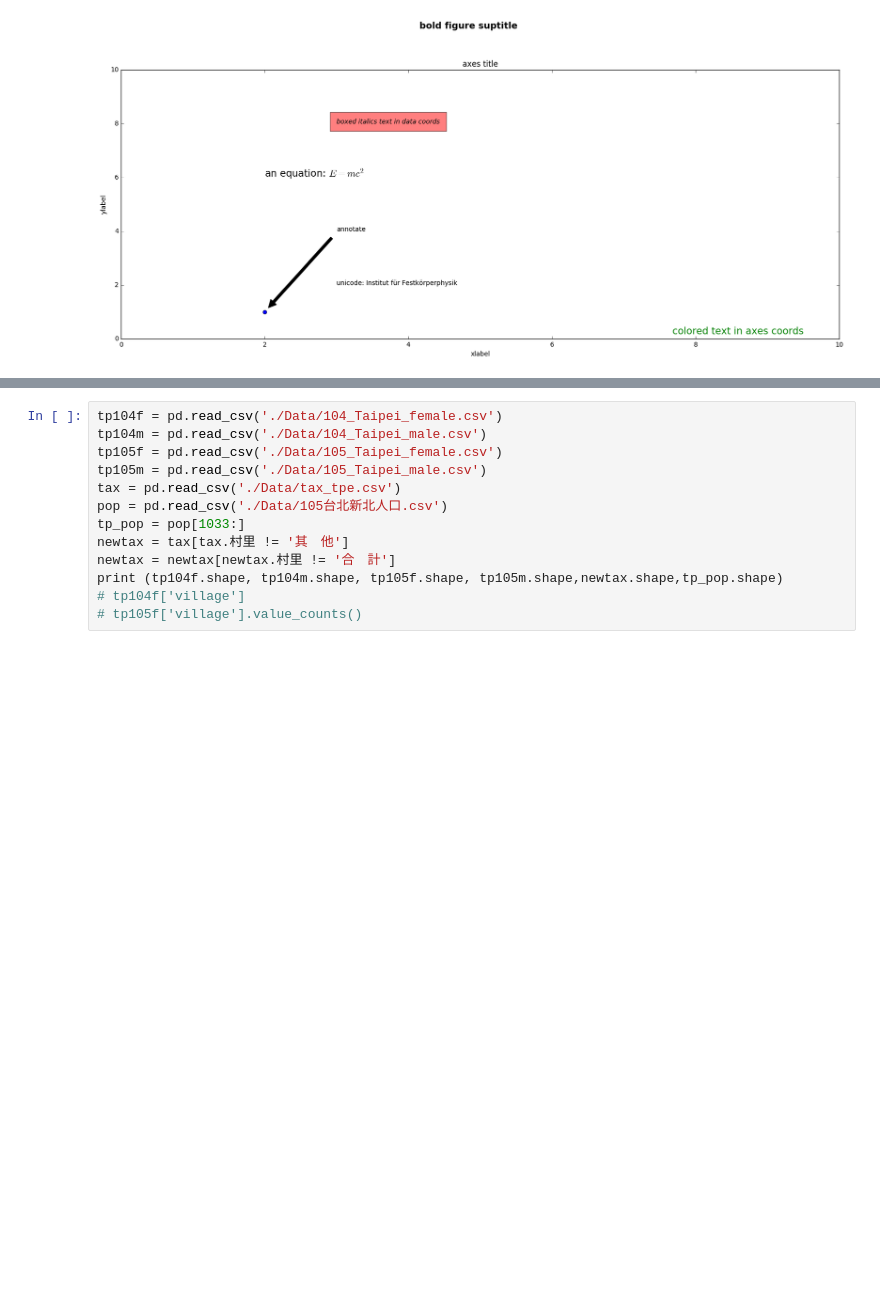
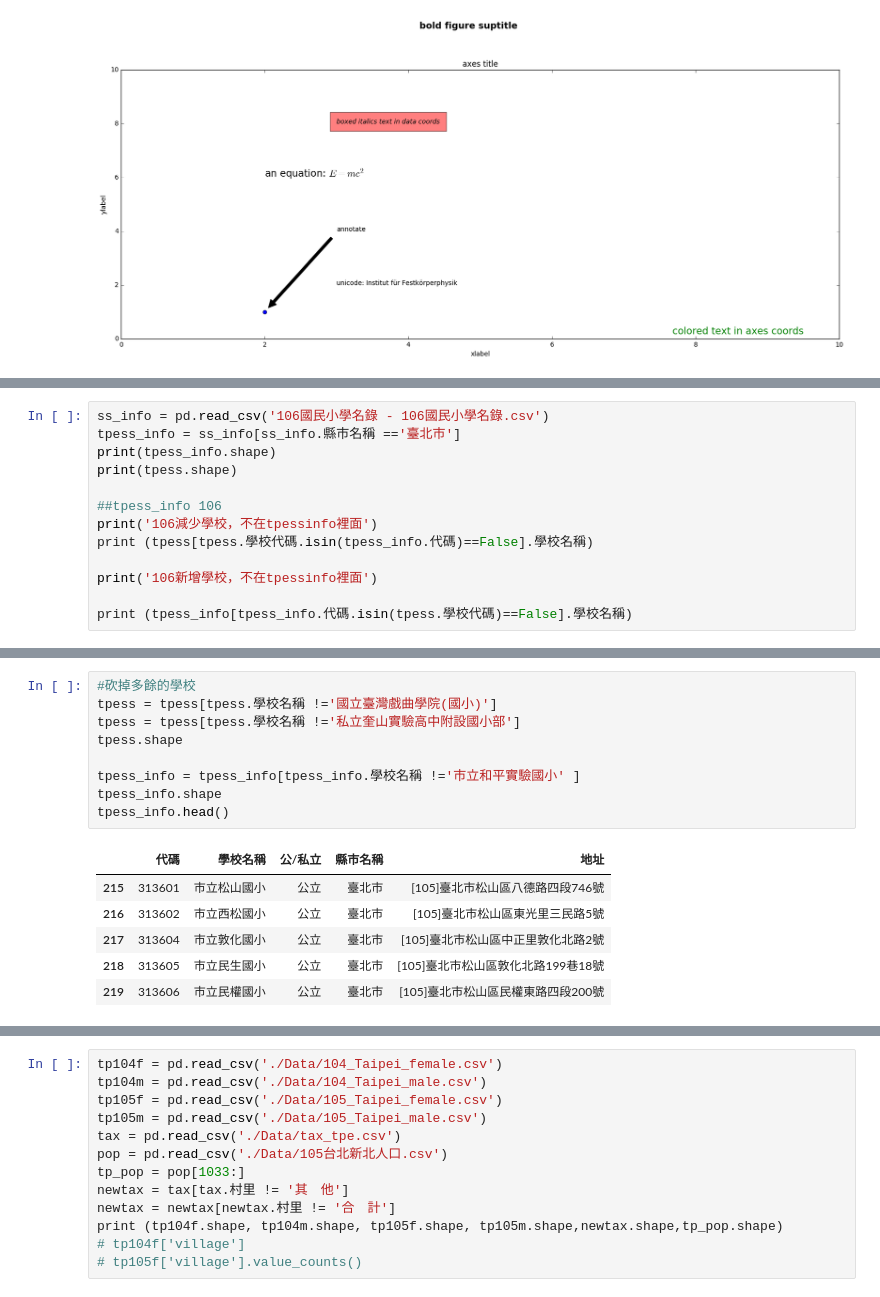
Before and after one commit to Bojne/XC-Hackathon, a Jupyter notebook: Elementary school.ipynb, the cells around one changed output, grey strips where cells are left out. Cells and saved outputs as stored; diff of their text form; blank space fills up the shorter version.

```diff
--- a/Elementary school.ipynb
+++ b/Elementary school.ipynb
@@ -97,0 +105,13 @@ ax.axis([0, 10, 0, 10])
+# %%
+ss_info = pd.read_csv('106國民小學名錄 - 106國民小學名錄.csv')
+tpess_info = ss_info[ss_info.縣市名稱 =='臺北市']
+print(tpess_info.shape)
+print(tpess.shape)
+
+##tpess_info 106
+print('106減少學校，不在tpessinfo裡面')
+print (tpess[tpess.學校代碼.isin(tpess_info.代碼)==False].學校名稱)
+
+print('106新增學校，不在tpessinfo裡面')
+
+print (tpess_info[tpess_info.代碼.isin(tpess.學校代碼)==False].學校名稱)
@@ -97,0 +128,16 @@ ax.axis([0, 10, 0, 10])
+# %%
+#砍掉多餘的學校
+tpess = tpess[tpess.學校名稱 !='國立臺灣戲曲學院(國小)']
+tpess = tpess[tpess.學校名稱 !='私立奎山實驗高中附設國小部']
+tpess.shape
+
+tpess_info = tpess_info[tpess_info.學校名稱 !='市立和平實驗國小' ]
+tpess_info.shape
+tpess_info.head()
+# %% [output]
+|  | 代碼 | 學校名稱 | 公/私立 | 縣市名稱 | 地址 |
+| 215 | 313601 | 市立松山國小 | 公立 | 臺北市 | [105]臺北市松山區八德路四段746號 |
+| 216 | 313602 | 市立西松國小 | 公立 | 臺北市 | [105]臺北市松山區東光里三民路5號 |
+| 217 | 313604 | 市立敦化國小 | 公立 | 臺北市 | [105]臺北市松山區中正里敦化北路2號 |
+| 218 | 313605 | 市立民生國小 | 公立 | 臺北市 | [105]臺北市松山區敦化北路199巷18號 |
+| 219 | 313606 | 市立民權國小 | 公立 | 臺北市 | [105]臺北市松山區民權東路四段200號 |
```
Also changed, not shown: parts of 5 cells of this notebook.
